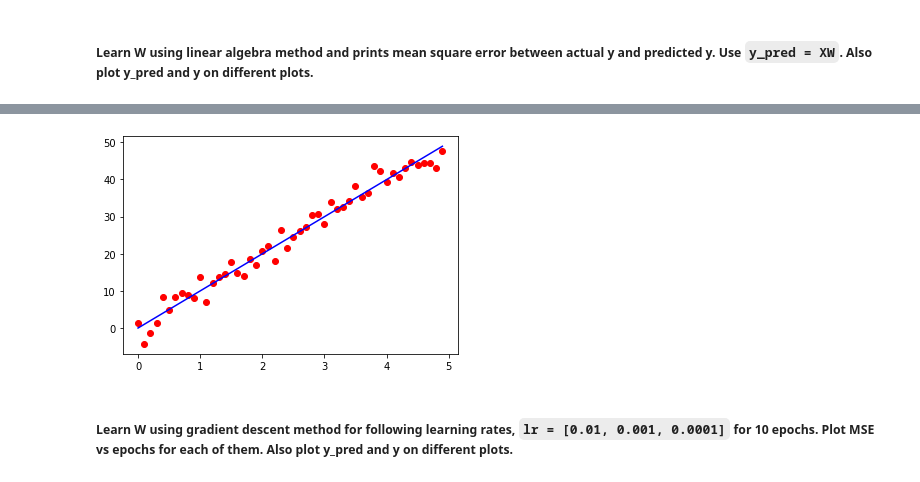
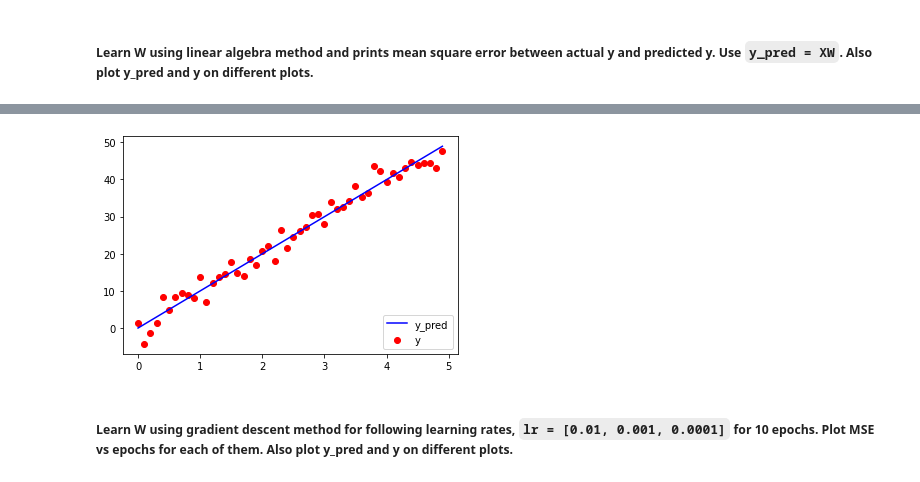
Before and after one commit to h4rSHp/BCG-Assignment1, a Jupyter notebook: Copy_of_ML_assignment_(1).ipynb, the cells around one changed output, grey strips where cells are left out. Cells and saved outputs as stored; diff of their text form; code cells hidden in the pictures.

```diff
--- a/Copy_of_ML_assignment_(1).ipynb
+++ b/Copy_of_ML_assignment_(1).ipynb
@@ -151,8 +151,9 @@ mse = MSE(y, y_pred)
 
 print(mse)
 
-pyplot.scatter(X, y, color='r')
-pyplot.plot(X, y_pred, color='b')
+pyplot.scatter(X, y, color='r', label='y')
+pyplot.plot(X, y_pred, color='b', label = 'y_pred')
+pyplot.legend(loc='lower right')
 pyplot.show()
 
 
@@ -176,6 +177,6 @@ Epoch 100/100
 [[9.98620581]]
 [5.49005982]
-[figure, old version]
+[figure, new version]
 # %% [markdown]
 ##### Learn **W** using gradient descent method for following learning rates, `lr = [0.01, 0.001, 0.0001]` for **10 epochs**. Plot **MSE vs epochs** for each of them.  Also plot y_pred and y on different plots.
 # %%
```
Also changed, not shown: parts of 1 cell of this notebook.
